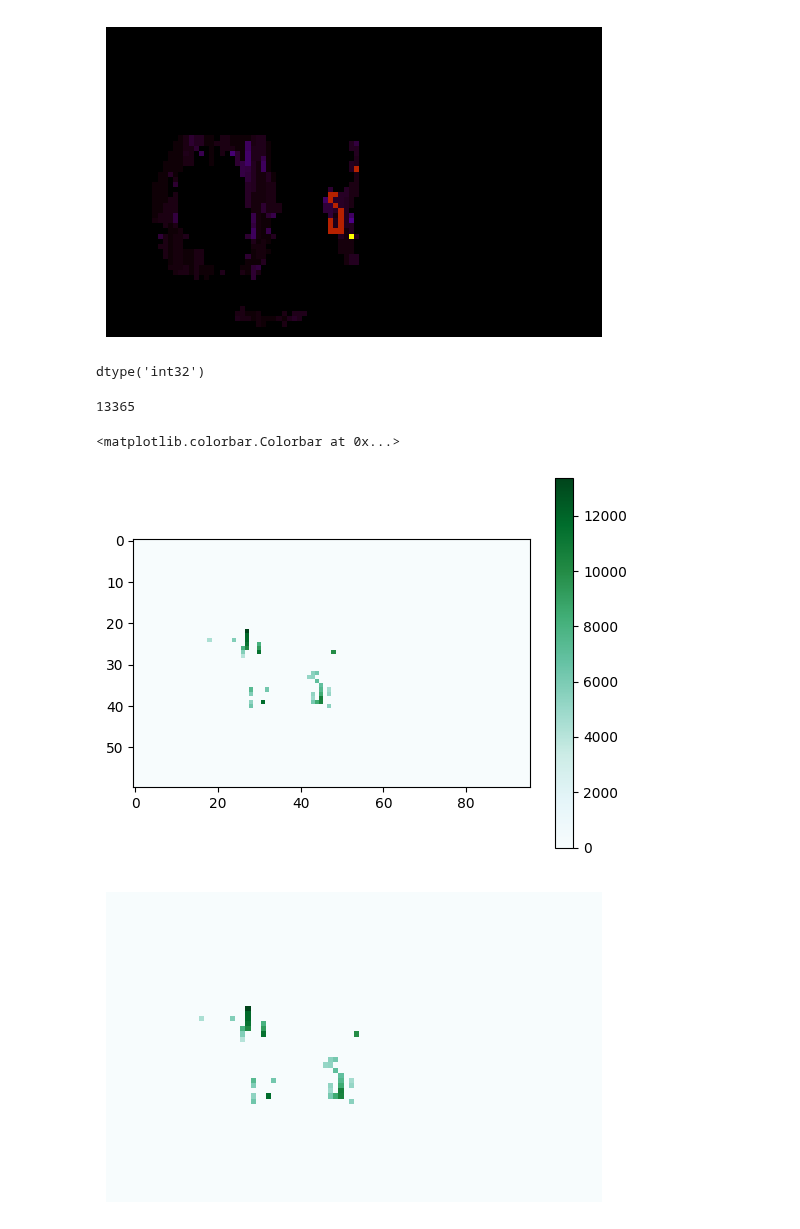
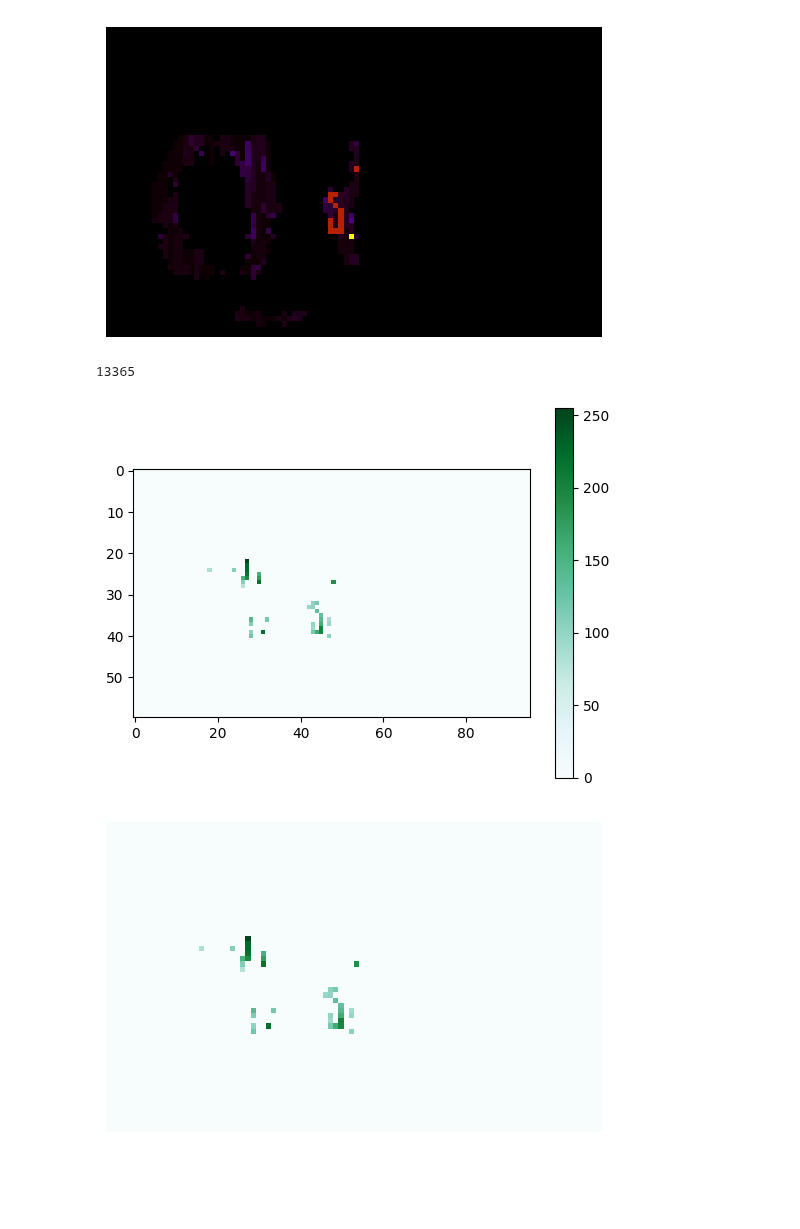
Before and after one commit to CaffineAddic/Wavelet_transforms_in_schlieren_flame_images, a Jupyter notebook: Modueles/Transform_FFT.ipynb, the cells around one changed output. Drawn from its saved outputs; the diff is of its cells as text; code cells hidden in the pictures; blank space fills up the shorter version.

Commit message:
normalized the image saving

```diff
--- a/Modueles/Transform_FFT.ipynb
+++ b/Modueles/Transform_FFT.ipynb
@@ -210,20 +211,18 @@ def cutoff1(arr1, arr2, max):
         if arr1[i]<max:
             arr3[i] = 0
     return arr3
-# %%
-cutoff1(x_data_sort[-1, :], y_data_sort[-1, :], CUTOFF).reshape(fft_sig_mean.shape[1:]).dtype
-# %% [output]
-dtype('int32')
 # %%
 max(cutoff1(x_data_sort[-1, :], y_data_sort[-1, :], CUTOFF).astype(np.int16))
 # %% [output]
 13365
 # %%
-peg = plt.imshow(cutoff1(x_data_sort[-1, :], y_data_sort[-1, :], CUTOFF).reshape(fft_sig_mean.shape[1:]), cmap="BuGn")
+# peg = plt.imshow(cutoff1(x_data_sort[-1, :], y_data_sort[-1, :], CUTOFF).reshape(fft_sig_mean.shape[1:]), cmap="BuGn")
+data = cutoff1(x_data_sort[-1, :], y_data_sort[-1, :], CUTOFF).reshape(fft_sig_mean.shape[1:])
+img= (data/data.max()*255).astype(np.uint8)
+peg = plt.imshow(img, cmap="BuGn")
 plt.colorbar(peg)
-plt.savefig("ampl-sch_withCB.png") # file name of the 2D amplitude distribution plot with color bar of the 1st dominant frequency (png format 8 bit). [User Input]
+plt.savefig("ampl-sch_withCB.png") # file name of the 2D amplitude distribution plot with color bar of the 1st dominant frequency (png format 8 bit normalized (0-255)). [User Input]
 # %% [output]
-<matplotlib.colorbar.Colorbar at 0x...>
-[figure, old version]
+[figure, new version]
 # %%
 # The plot above shows the amplitude distribution and the colourbar in the plot above represent the amplitude corresponding to the dominant frequency (n = 1) existing in each pixel
```
Also changed, not shown: parts of 8 cells of this notebook, 7 other files.
